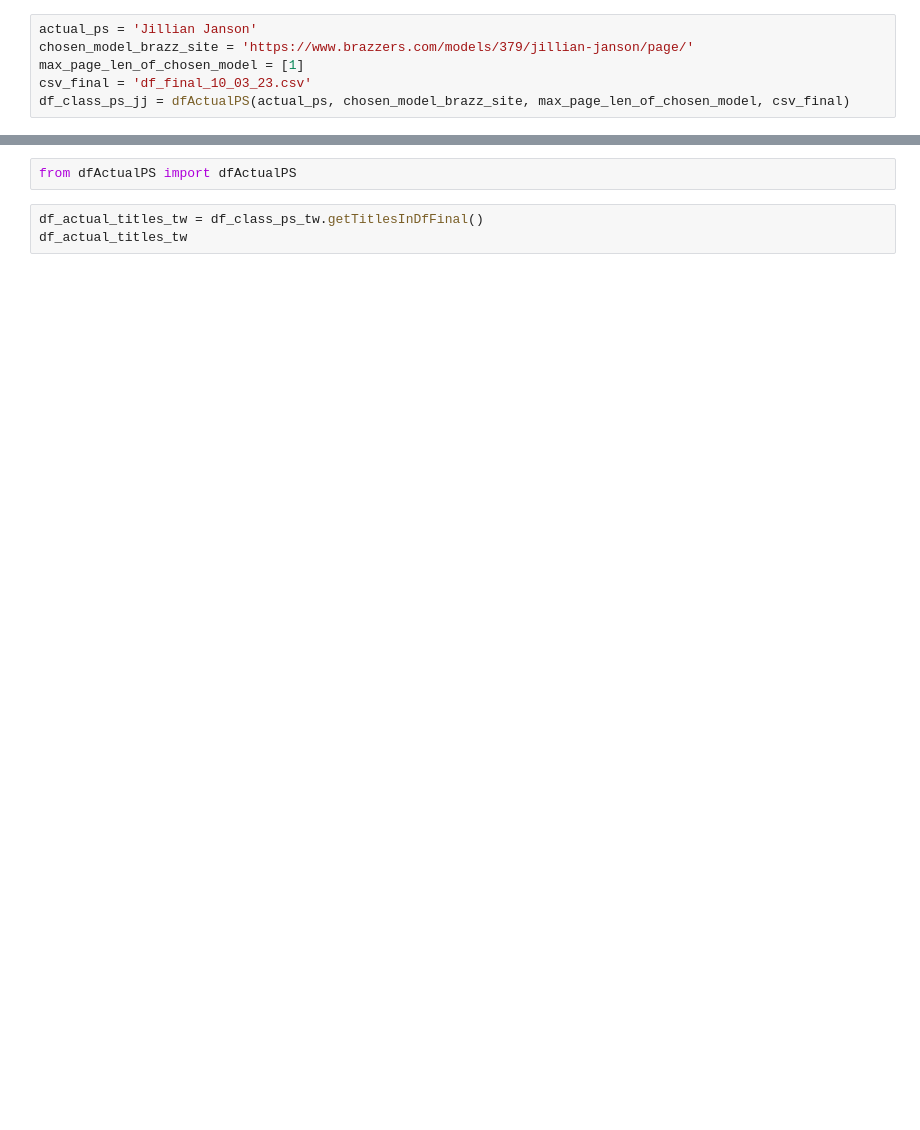
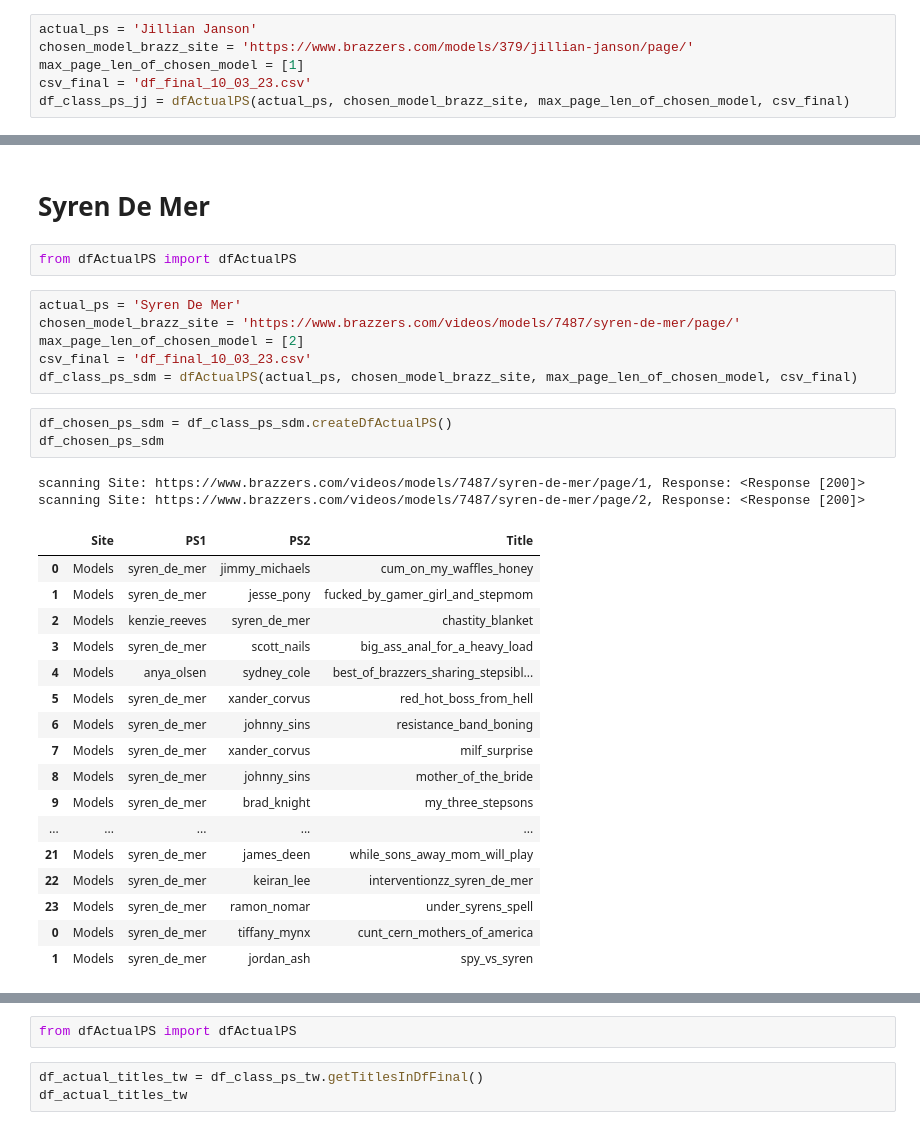
Before and after one commit to docwerder/braz, a Jupyter notebook: getActualPS.ipynb, the cells around one changed output, grey strips where cells are left out. Saved outputs shown, nothing was run; the diff lists cells and outputs as text; blank space fills up the shorter version.

Commit message:
changes on dfActualPS WerderMBA

```diff
--- a/getActualPS.ipynb
+++ b/getActualPS.ipynb
@@ -154,0 +120,33 @@ Count of Jillian Janson of braz_sides: 20
+# %% [markdown]
+# Syren De Mer
+# %%
+from dfActualPS import dfActualPS
+# %%
+actual_ps = 'Syren De Mer'
+chosen_model_brazz_site = 'https://www.brazzers.com/videos/models/7487/syren-de-mer/page/'
+max_page_len_of_chosen_model = [2]
+csv_final = 'df_final_10_03_23.csv'
+df_class_ps_sdm = dfActualPS(actual_ps, chosen_model_brazz_site, max_page_len_of_chosen_model, csv_final)
+# %%
+df_chosen_ps_sdm = df_class_ps_sdm.createDfActualPS()
+df_chosen_ps_sdm
+# %% [output]
+scanning Site: https://www.brazzers.com/videos/models/7487/syren-de-mer/page/1, Response: <Response [200]>
+scanning Site: https://www.brazzers.com/videos/models/7487/syren-de-mer/page/2, Response: <Response [200]>
+|  | Site | PS1 | PS2 | Title |
+| 0 | Models | syren_de_mer | jimmy_michaels | cum_on_my_waffles_honey |
+| 1 | Models | syren_de_mer | jesse_pony | fucked_by_gamer_girl_and_stepmom |
+| 2 | Models | kenzie_reeves | syren_de_mer | chastity_blanket |
+| 3 | Models | syren_de_mer | scott_nails | big_ass_anal_for_a_heavy_load |
+| 4 | Models | anya_olsen | sydney_cole | best_of_brazzers_sharing_stepsibl... |
+| 5 | Models | syren_de_mer | xander_corvus | red_hot_boss_from_hell |
+| 6 | Models | syren_de_mer | johnny_sins | resistance_band_boning |
+| 7 | Models | syren_de_mer | xander_corvus | milf_surprise |
+| 8 | Models | syren_de_mer | johnny_sins | mother_of_the_bride |
+| 9 | Models | syren_de_mer | brad_knight | my_three_stepsons |
+| ... | ... | ... | ... | ... |
+| 21 | Models | syren_de_mer | james_deen | while_sons_away_mom_will_play |
+| 22 | Models | syren_de_mer | keiran_lee | interventionzz_syren_de_mer |
+| 23 | Models | syren_de_mer | ramon_nomar | under_syrens_spell |
+| 0 | Models | syren_de_mer | tiffany_mynx | cunt_cern_mothers_of_america |
+| 1 | Models | syren_de_mer | jordan_ash | spy_vs_syren |
```
Also changed, not shown: parts of 27 cells of this notebook, 3 other files.
